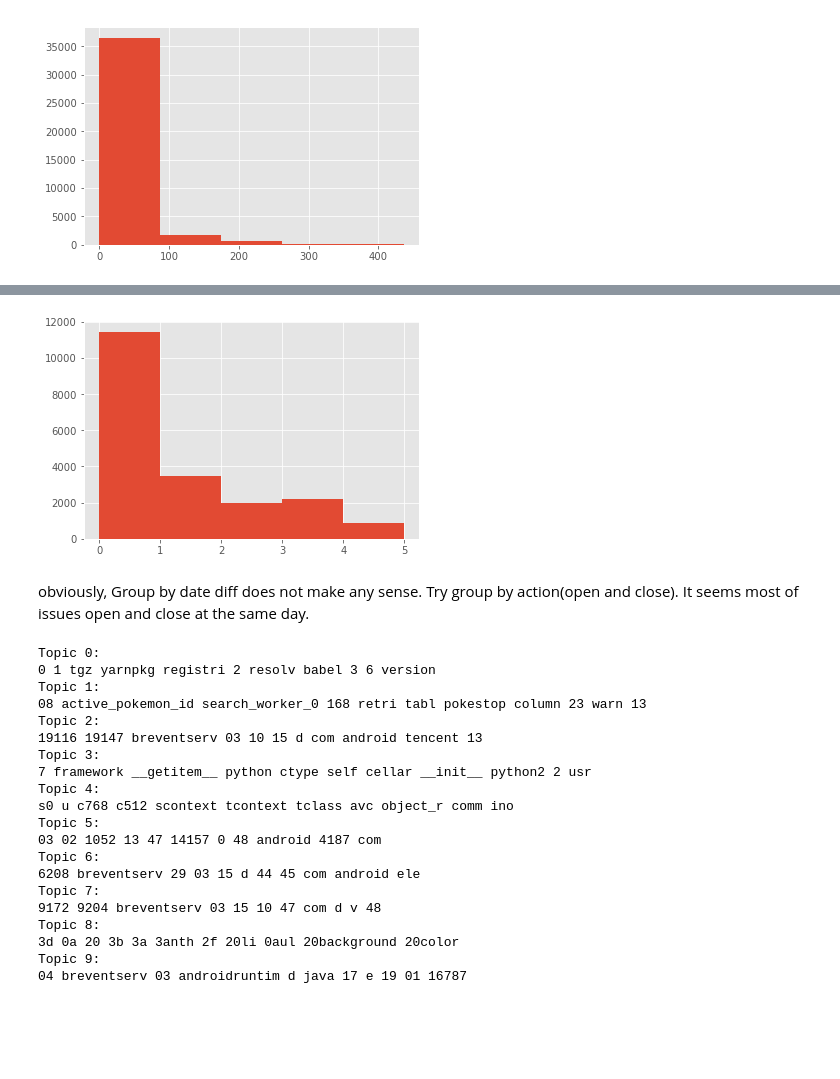
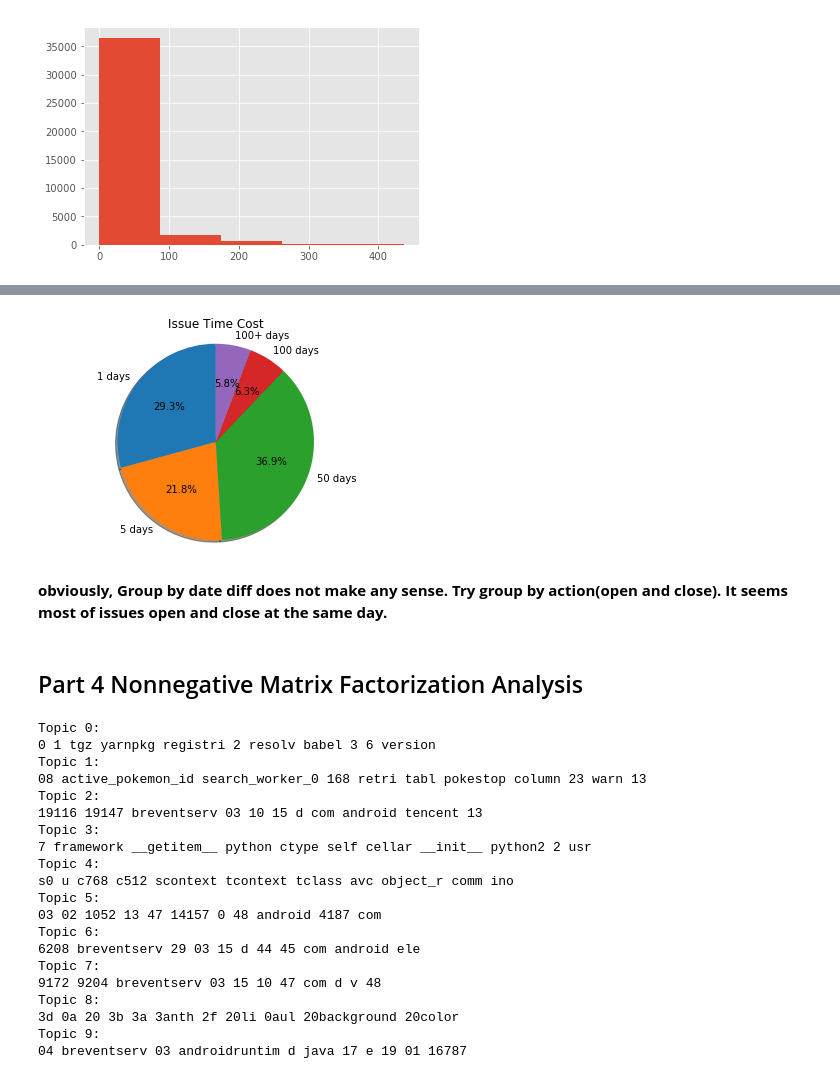
Before and after one commit to nicholas-alonzo/GitHub-Repo-Analysis, a Jupyter notebook: Event-Exploration_ql.ipynb, the cells around one changed output, grey strips where cells are left out. Saved outputs shown, nothing was run; the diff lists cells and outputs as text; code cells hidden in the pictures; blank space fills up the shorter version.

```diff
--- a/Event-Exploration_ql.ipynb
+++ b/Event-Exploration_ql.ipynb
@@ -135,0 +120,15 @@ plt.show()
+# %%
+issue_query = '''
+SELECT o.*,
+       c.closed_title,
+       c.exact_date_closed,
+       SUM(ROUND(ABS(julianday(o.exact_date_opened) - julianday(c.exact_date_closed) ), 2)) AS exact_date_diff
+FROM [temp].DT_OPENED AS o
+       LEFT JOIN
+       [temp].DT_CLOSED AS c ON (o.repo_id = c.repo_id AND
+                                 o.issue_id = c.issue_id)
+gourp by o.repo_id
+ ORDER BY o.repo_id,
+          o.issue_number;
+'''
+issues = pd.read_sql(issue_query, db)
@@ -190,10 +201,25 @@ tmp.shape[0]/issues_comments.shape[0]
-# %%
-plt.hist(tmp['exact_date_diff'], bins=5, label='Date diff')
-plt.show()
-# %% [output]
-[figure, removed]
+# %%
+tmp=issues_comments.loc[issues_comments['exact_date_diff']<1]
+d1=tmp.shape[0]/issues_comments.shape[0]
+tmp=issues_comments.loc[issues_comments['exact_date_diff']<5]
+d5=tmp.shape[0]/issues_comments.shape[0]
+tmp=issues_comments.loc[issues_comments['exact_date_diff']<50]
+d50=tmp.shape[0]/issues_comments.shape[0]
+tmp=issues_comments.loc[issues_comments['exact_date_diff']<100]
+d100=tmp.shape[0]/issues_comments.shape[0]
+
+labels = ['1 days','5 days', '50 days','100 days','100+ days']
+sizes = [d1,d5-d1,d50-d5,d100-d50,1-d100]
+plt.pie(sizes, labels=labels, autopct='%1.1f%%',shadow=True, startangle=90)
+plt.axis('equal')
+plt.title("Issue Time Cost")
+plt.show()
+# %% [output]
+[figure, added]
 # %% [markdown]
-obviously, Group by date diff does not make any sense. Try group by action(open and close). It seems most of issues open and close at the same day.
+<b>obviously, Group by date diff does not make any sense. Try group by action(open and close). It seems most of issues open and close at the same day.</b>
+# %% [markdown]
+<h2>Part 4 Nonnegative Matrix Factorization Analysis</h2>
 # %%
 import numpy as np
 from nltk import corpus
```
Also changed, not shown: parts of 29 cells of this notebook.
